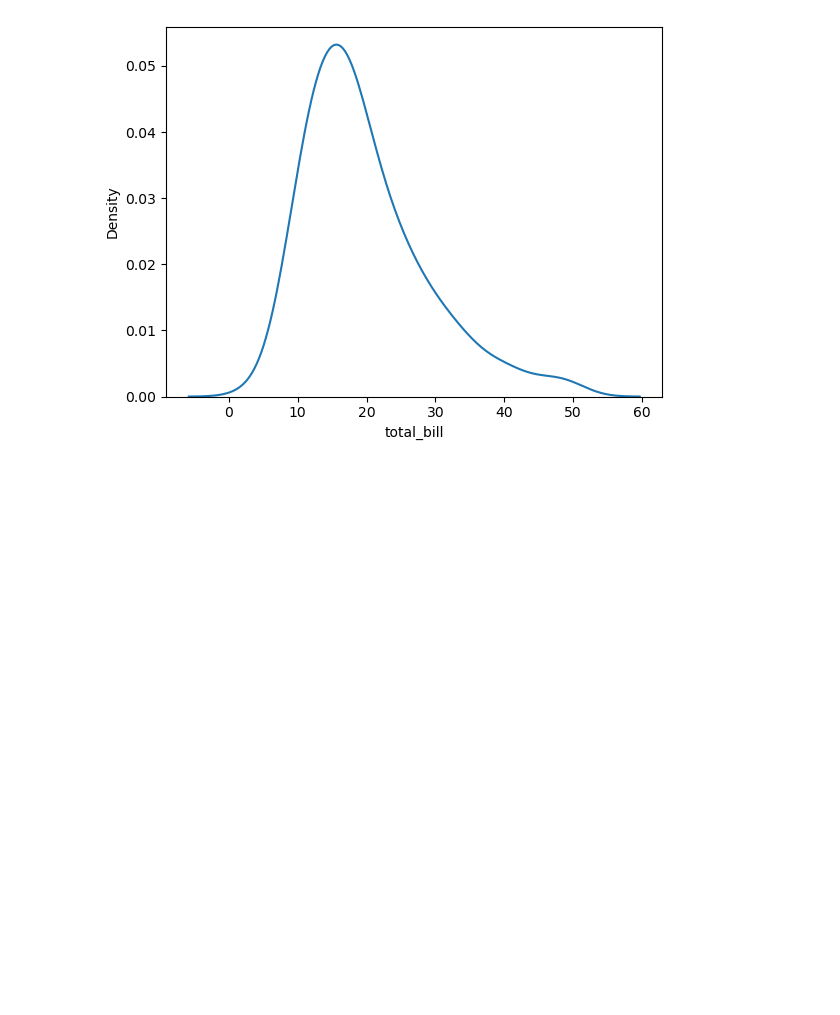
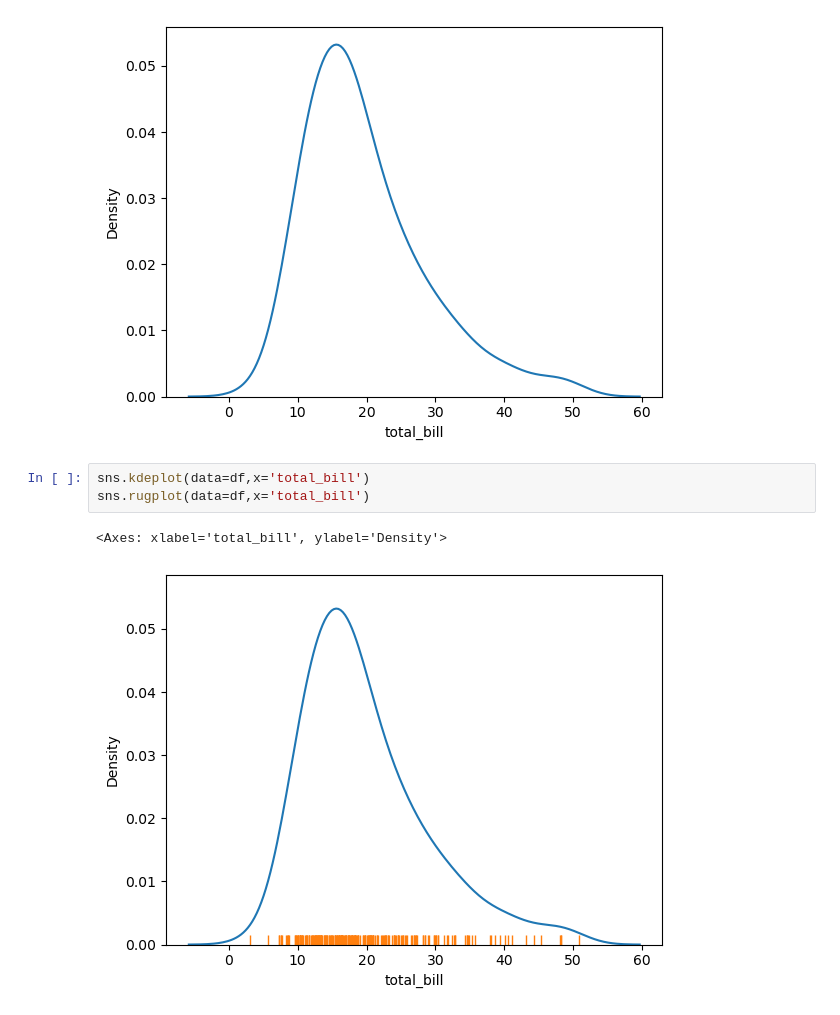
Before and after one commit to AyushVaZe67/Machine-Learning, a Jupyter notebook: Python/Seaborn/DistributionPlot.ipynb, the cells around one changed output. Drawn from its saved outputs; the diff is of its cells as text; blank space fills up the shorter version.

```diff
--- a/Python/Seaborn/DistributionPlot.ipynb
+++ b/Python/Seaborn/DistributionPlot.ipynb
@@ -83,3 +83,9 @@ sns.kdeplot(data=df,x='total_bill')
 # %% [output]
 <Axes: xlabel='total_bill', ylabel='Density'>
 [figure]
+# %%
+sns.kdeplot(data=df,x='total_bill')
+sns.rugplot(data=df,x='total_bill')
+# %% [output]
+<Axes: xlabel='total_bill', ylabel='Density'>
+[figure, added]
```
Also changed, not shown: parts of 2 cells of this notebook, 1 other file.
